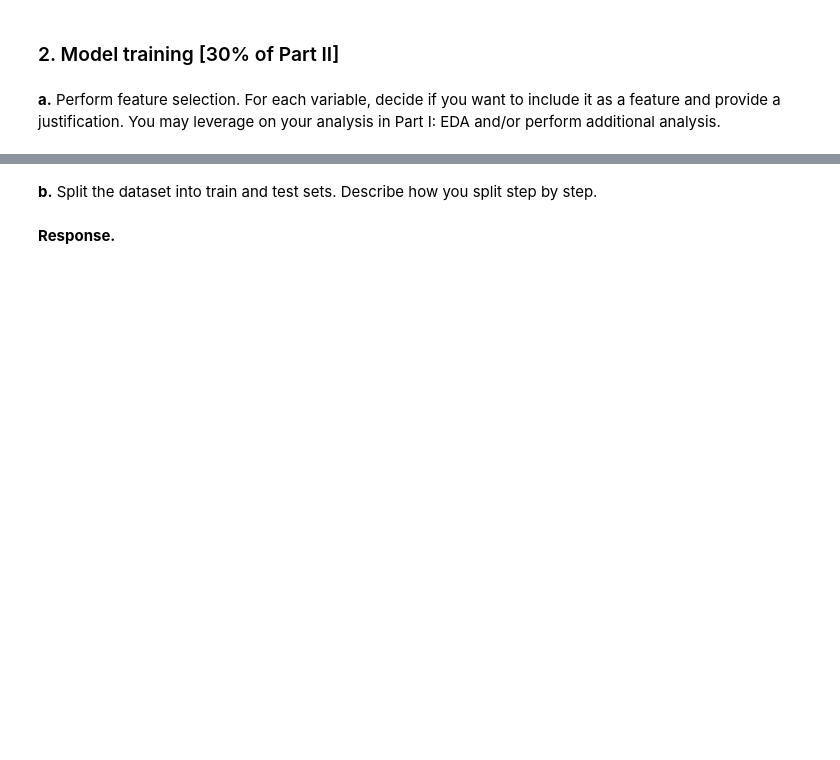
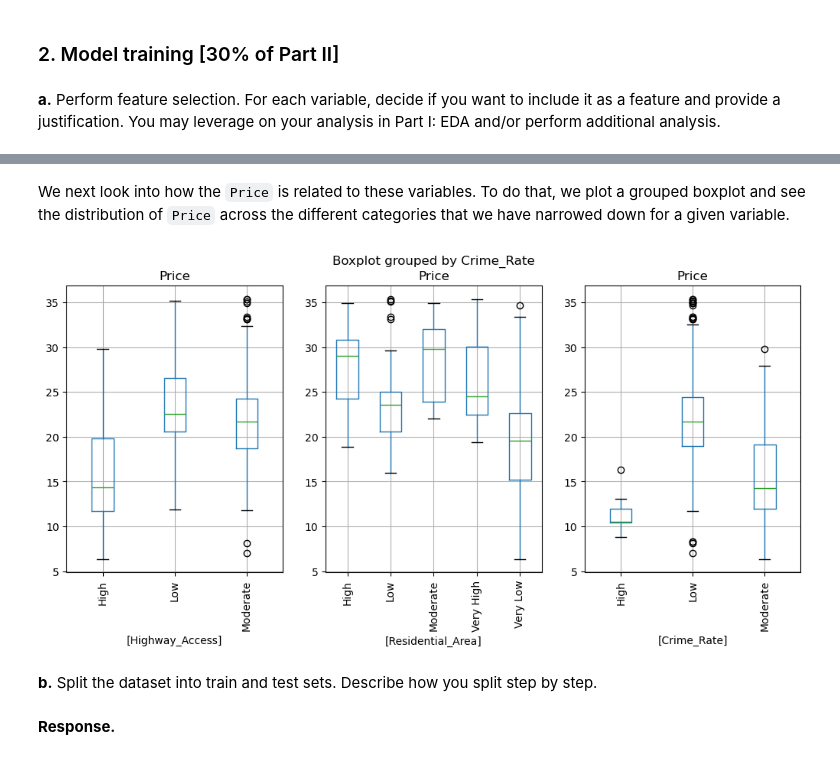
Before and after one commit to miniminhanh/CS105-project, a Jupyter notebook: CS105 Project Submission (Final) 2026.ipynb, the cells around one changed output, grey strips where cells are left out. Cells and saved outputs as stored; diff of their text form; code cells hidden in the pictures; blank space fills up the shorter version.

```diff
--- a/CS105 Project Submission (Final) 2026.ipynb
+++ b/CS105 Project Submission (Final) 2026.ipynb
@@ -633,3 +674,17 @@ plt.show()
+# %% [markdown]
+We next look into how the `Price` is related to these variables. To do that, we plot a grouped boxplot and see the distribution of `Price` across the different categories that we have narrowed down for a given variable.
+# %%
+n = len(categorical_important)
+
+r, c = 1,3
+fig, ax = plt.subplots(r, c, figsize=(12,5))
+
+for i in range(n):
+    feature = categorical_important[::-1][i]
+    ax = plt.subplot(r,c,i+1)
+    df[[feature,'Price']].boxplot(by=feature, ax=ax, rot=90)
+# %% [output]
+[figure, added]
 # %% [markdown]
 **b.** Split the dataset into train and test sets. Describe how you split step by step.
 # %% [markdown]
```
Also changed, not shown: parts of 7 cells of this notebook.
